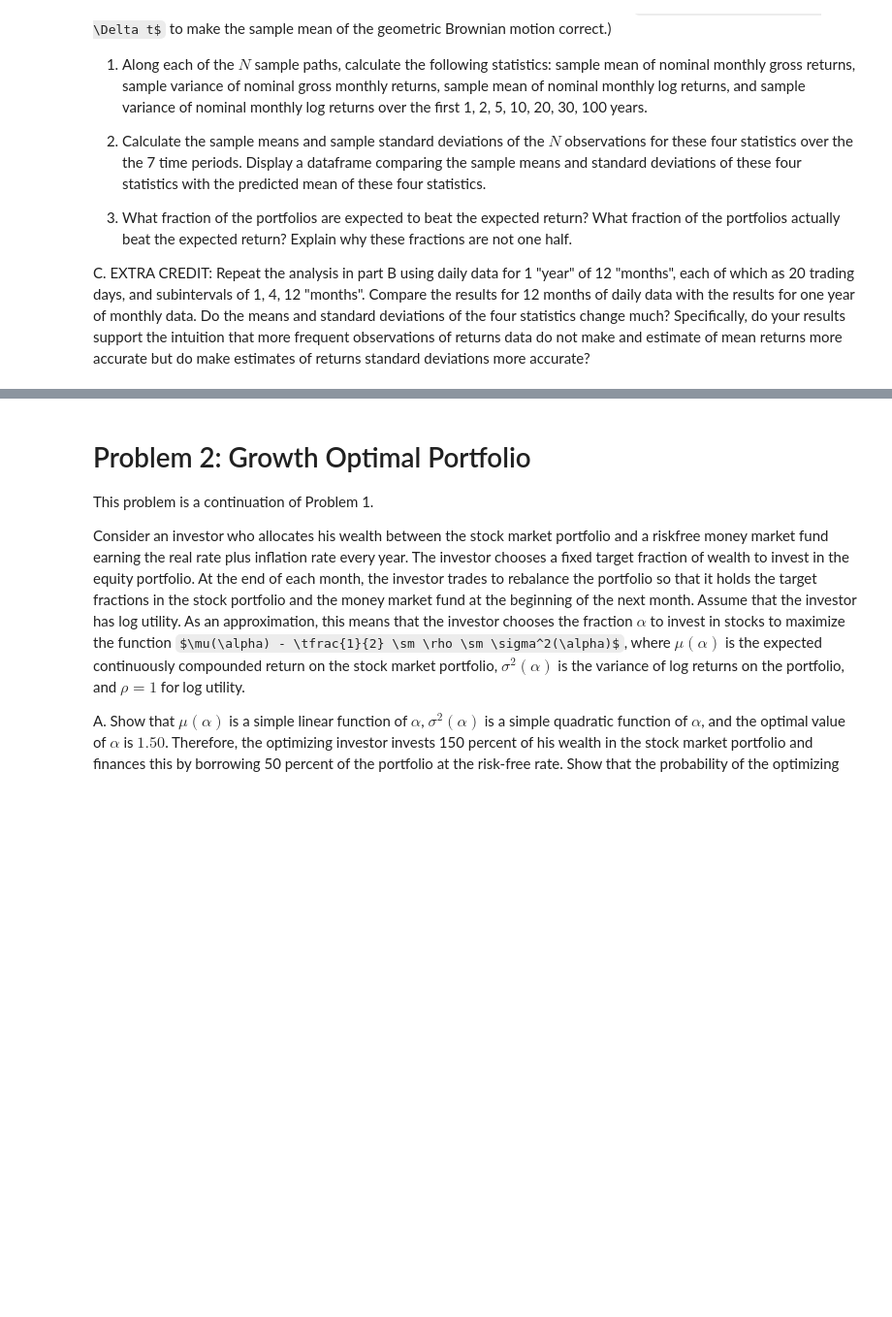
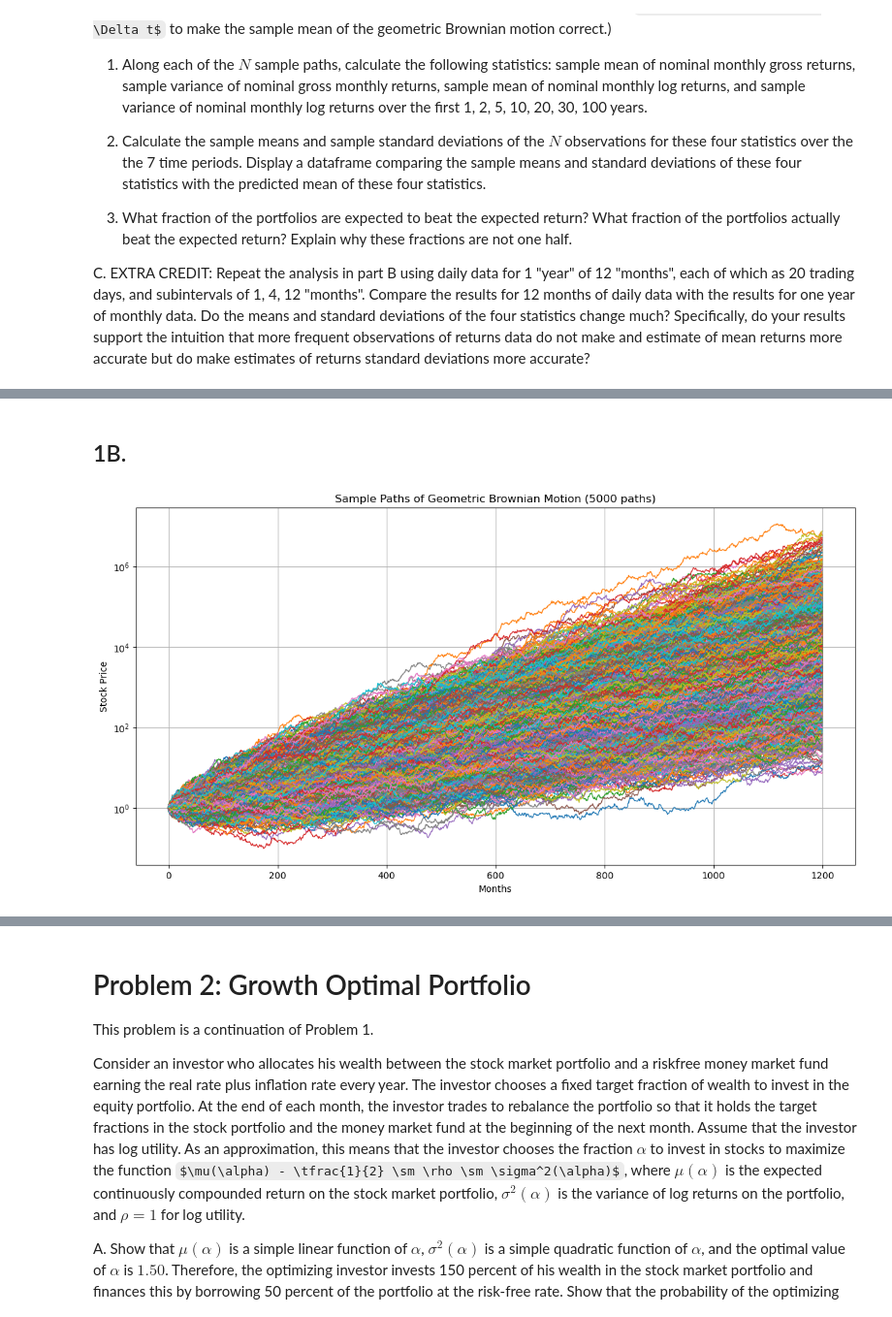
Before and after one commit to pathmarkoak/bufn400, a Jupyter notebook: Homeworks/Homework 4/BUFN400-bhw04-GBM-log-utiity-02-QUESTIONS.ipynb, the cells around one changed output, grey strips where cells are left out. Shown at 97% size. Drawn from its saved outputs; the diff is of its cells as text; code cells hidden in the pictures; some formulas as TeX source; blank space fills up the shorter version.

```diff
--- a/Homeworks/Homework 4/BUFN400-bhw04-GBM-log-utiity-02-QUESTIONS.ipynb
+++ b/Homeworks/Homework 4/BUFN400-bhw04-GBM-log-utiity-02-QUESTIONS.ipynb
@@ -37,0 +44,19 @@ C. EXTRA CREDIT: Repeat the analysis in part B using daily data for 1 "year" of
+# %%
+# Given parameters
+real_rate = 0.01
+i = 0.04
+pi = 0.06
+sigma = 0.20
+yrs = [1, 2, 5, 10, 20, 30, 100]
+
+# Calculate nominal rate
+nominal_rate = real_rate + i + pi
+
+# A. Expected nominal value calculation for the given years
+def calculate_expected_nominal(nominal_rate, yrs):
+    return np.exp(nominal_rate * np.array(yrs))
+
+# Create DataFrame for part A
+values = calculate_expected_nominal(nominal_rate, years)
+df = pd.DataFrame(data=values, index=years, columns=['Expected Nominal Value'])
+df
@@ -37,0 +72,29 @@ C. EXTRA CREDIT: Repeat the analysis in part B using daily data for 1 "year" of
+# %% [markdown]
+## 1B.
+# %%
+# B. Simulate N=5000 sample paths of monthly returns over 100 years
+N = 5000
+months = 100 * 12
+dt = 1/12  # one month
+
+# Adjusting mean / drift
+mean_adjusted = nominal_rate - 0.5 * sigma**2
+
+# Simulating Brownian motion samples
+np.random.seed(0)
+samples = np.random.normal(loc=mean_adjusted * dt, scale=sigma * np.sqrt(dt), size=(months, N))
+
+# Simulating Brownian motion paths
+paths = np.exp(np.cumsum(samples, axis=0))
+
+# Plotting all 5000 paths with a logarithmic scale
+plt.figure(figsize=(14, 7))
+plt.plot(paths, linewidth=1)
+plt.yscale('log')
+plt.title('Sample Paths of Geometric Brownian Motion (5000 paths)')
+plt.xlabel('Months')
+plt.ylabel('Stock Price')
+plt.grid(True)
+plt.show()
+# %% [output]
+[figure, added]
```
Also changed, not shown: parts of 11 cells of this notebook.
